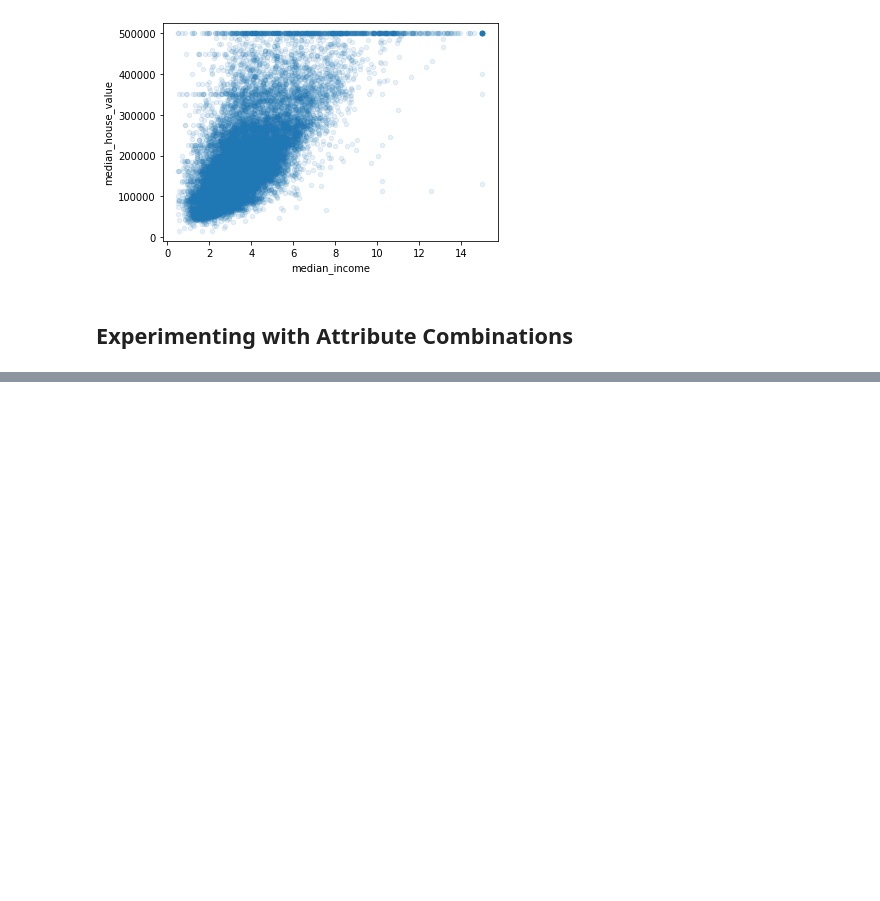
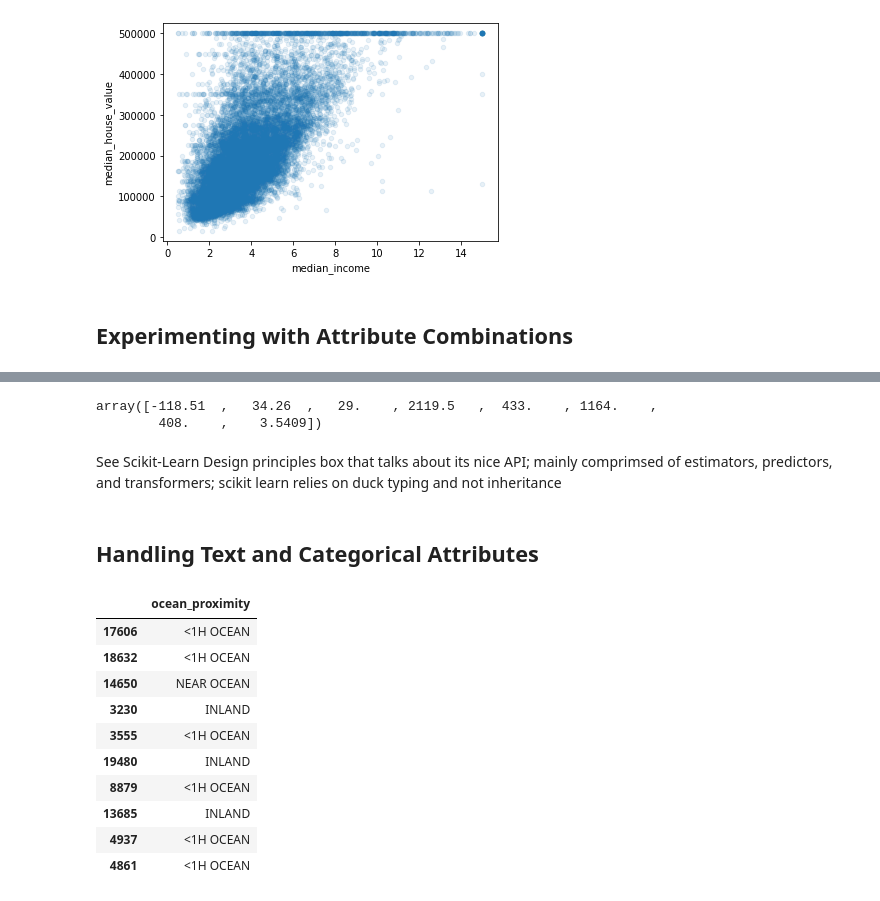
Before and after one commit to phelps-matthew/Coding-Exercises, a Jupyter notebook: ml/geron/02-End_to_end_ML_Project.ipynb, the cells around one changed output, grey strips where cells are left out. Cells and saved outputs as stored; diff of their text form; code cells hidden in the pictures; blank space fills up the shorter version.

```diff
--- a/ml/geron/02-End_to_end_ML_Project.ipynb
+++ b/ml/geron/02-End_to_end_ML_Project.ipynb
@@ -369,0 +398,5 @@ housing.plot(kind="scatter", x="median_income", y="median_house_value", alpha=0.
+# %%
+# Lets revert to clean training set, and separate predictors and target
+# drop creates a copy fo strat_train_set
+housing = strat_train_set.drop("median_house_value", axis=1)
+housing_labels = strat_train_set["median_house_value"].copy()
@@ -369,0 +413,6 @@ housing.plot(kind="scatter", x="median_income", y="median_house_value", alpha=0.
+# %%
+# clean the nan's
+housing.dropna(subset=["total_bedrooms"])    # option 1
+housing.drop("total_bedrooms", axis=1)       # option 2
+median = housing["total_bedrooms"].median()  # option 3, must save this for future test set and/or live data
+housing["total_bedrooms"].fillna(median, inplace=True)
@@ -369,0 +433,5 @@ housing.plot(kind="scatter", x="median_income", y="median_house_value", alpha=0.
+# %%
+housing_num.median().values
+# %% [output]
+array([-118.51  ,   34.26  ,   29.    , 2119.5   ,  433.    , 1164.    ,
+        408.    ,    3.5409])
@@ -369,0 +445,20 @@ housing.plot(kind="scatter", x="median_income", y="median_house_value", alpha=0.
+# %% [markdown]
+See Scikit-Learn Design principles box that talks about its nice API; mainly comprimsed of estimators, predictors, and transformers; scikit learn relies on duck typing and not inheritance
+# %% [markdown]
+## Handling Text and Categorical Attributes
+# %%
+# categorical attribute; need a method to convert from text to numbers for processing algos
+housing_cat = housing[["ocean_proximity"]]
+housing_cat.head(10)
+# %% [output]
+|  | ocean_proximity |
+| 17606 | <1H OCEAN |
+| 18632 | <1H OCEAN |
+| 14650 | NEAR OCEAN |
+| 3230 | INLAND |
+| 3555 | <1H OCEAN |
+| 19480 | INLAND |
+| 8879 | <1H OCEAN |
+| 13685 | INLAND |
+| 4937 | <1H OCEAN |
+| 4861 | <1H OCEAN |
```
Also changed, not shown: parts of 95 cells of this notebook.
